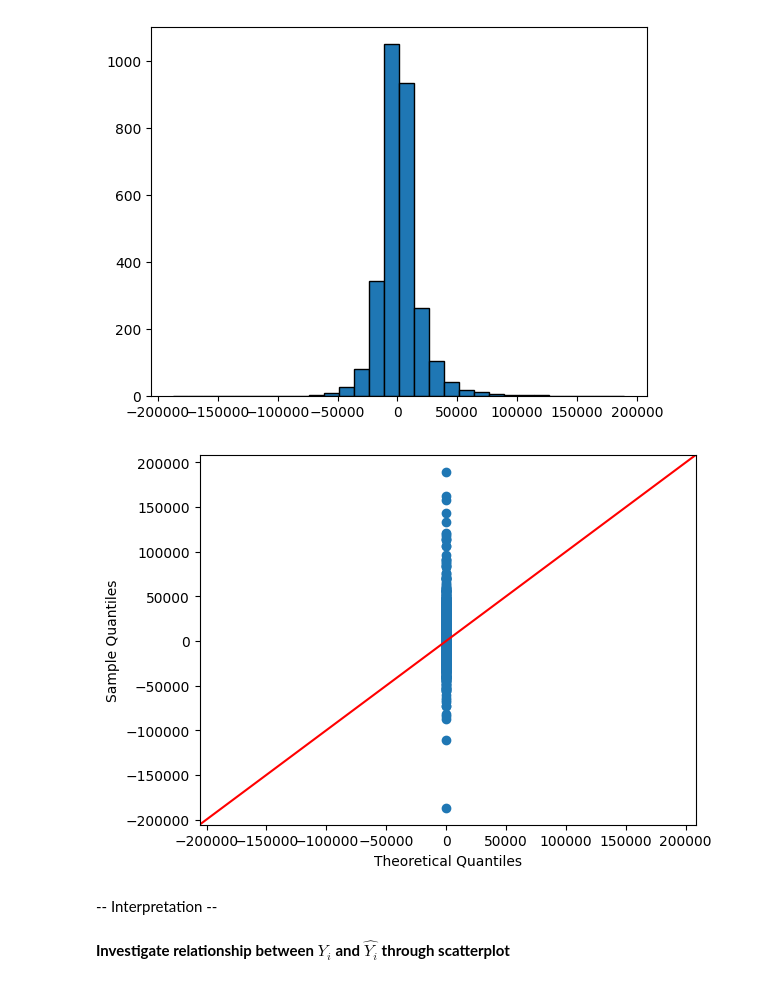
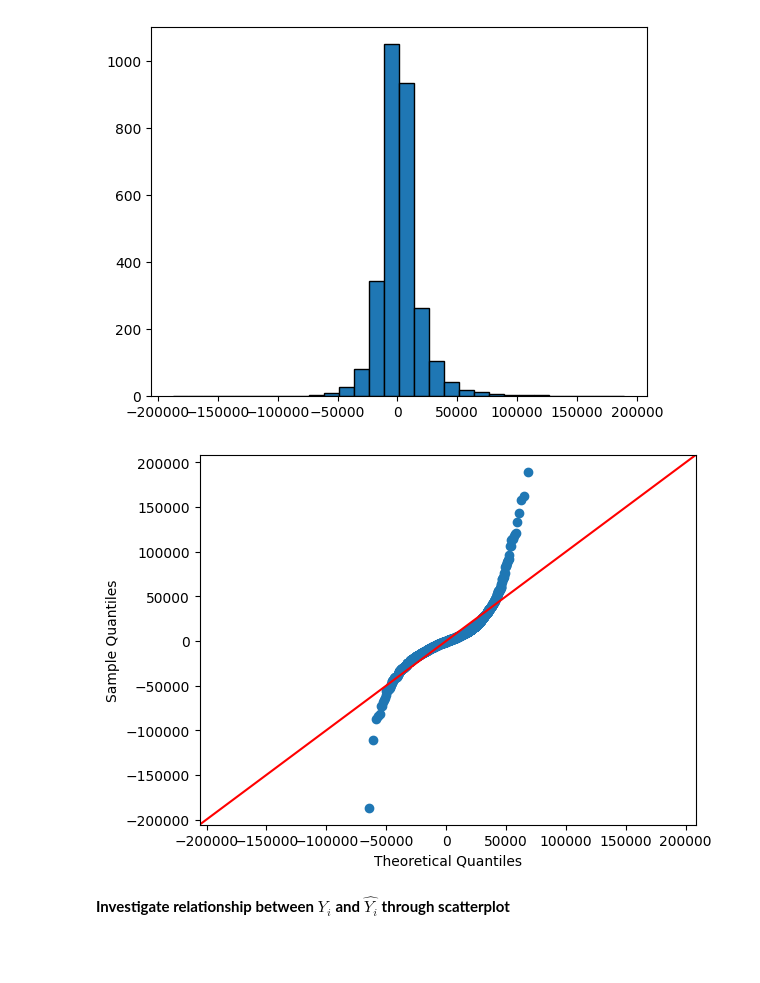
Before and after one commit to SHeidema/AMES-TRIDSA, a Jupyter notebook: Ames_Residual_Analysis_Walkthrough.ipynb, the cells around one changed output. Saved outputs shown, nothing was run; the diff lists cells and outputs as text; code cells hidden in the pictures; blank space fills up the shorter version.

```diff
--- a/Ames_Residual_Analysis_Walkthrough.ipynb
+++ b/Ames_Residual_Analysis_Walkthrough.ipynb
@@ -64,12 +65,10 @@ plt.show()
 [figure]
 # %%
 # QQ Plot
-fig = sm.qqplot(df['Residuals'].ravel(), line='45')
+fig = sm.qqplot(df['Residuals'], loc= np.mean(df['Residuals']), scale= np.std(df['Residuals']), line='45')
 plt.show()
 # %% [output]
-[figure, old version]
+[figure, new version]
-# %% [markdown]
--- Interpretation --
 # %% [markdown]
 **Investigate relationship between $Y_i$ and $\hat{Y_i}$ through scatterplot**
 # %%
```
Also changed, not shown: parts of 20 cells of this notebook.
